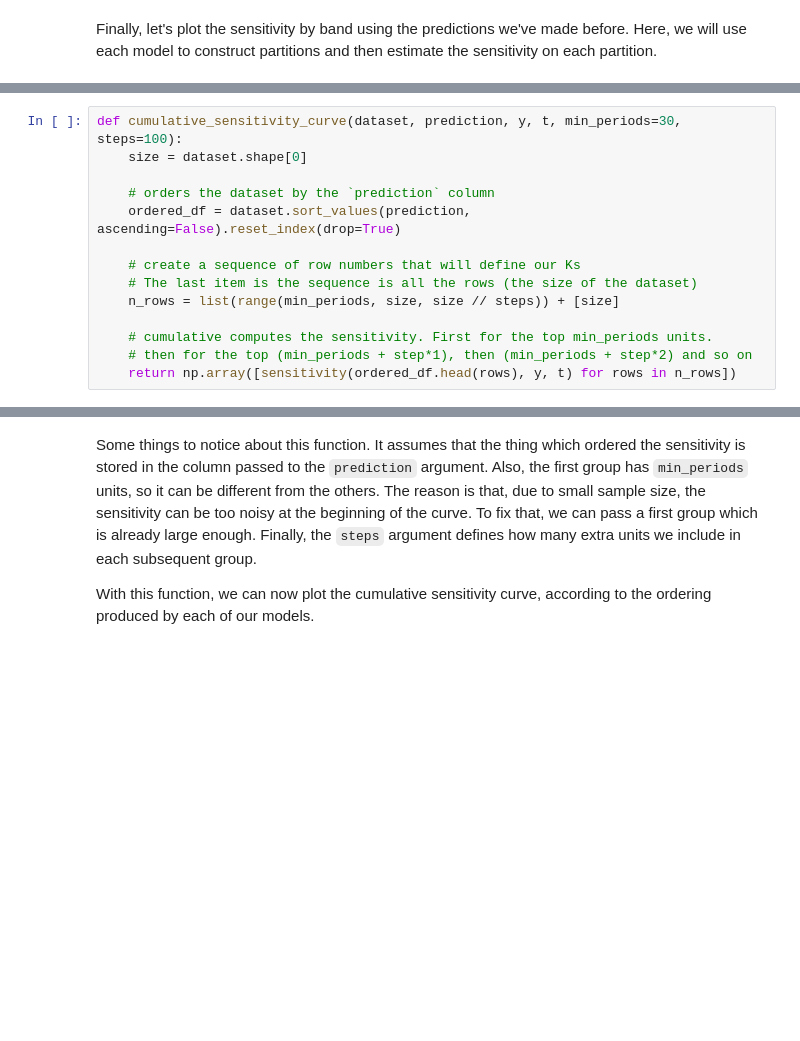
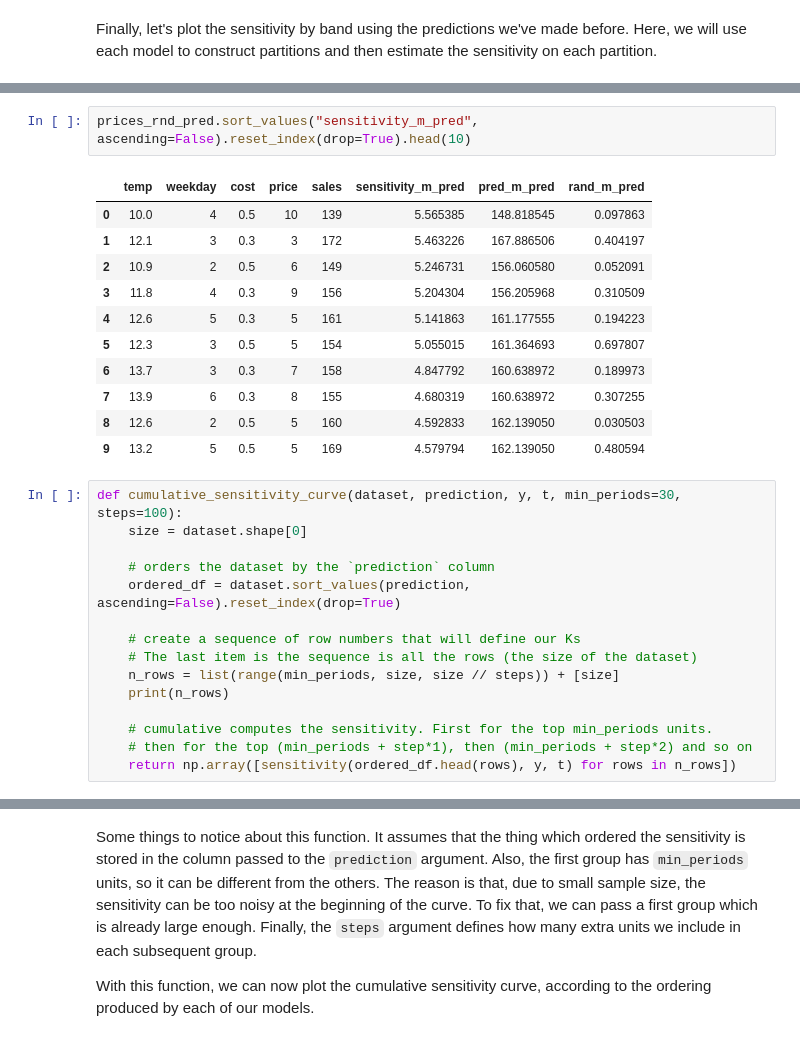
Before and after one commit to orionstar1987/python-causality-handbook, a Jupyter notebook: causal-inference-for-the-brave-and-true/19-Evaluating-Causal-Models.ipynb, the cells around one changed output, grey strips where cells are left out. Cells and saved outputs as stored; diff of their text form; blank space fills up the shorter version.

```diff
--- a/causal-inference-for-the-brave-and-true/19-Evaluating-Causal-Models.ipynb
+++ b/causal-inference-for-the-brave-and-true/19-Evaluating-Causal-Models.ipynb
@@ -212,3 +273,17 @@ To make it more concrete, here is this idea represented in code.
+# %%
+prices_rnd_pred.sort_values("sensitivity_m_pred", ascending=False).reset_index(drop=True).head(10)
+# %% [output]
+|  | temp | weekday | cost | price | sales | sensitivity_m_pred | pred_m_pred | rand_m_pred |
+| 0 | 10.0 | 4 | 0.5 | 10 | 139 | 5.565385 | 148.818545 | 0.097863 |
+| 1 | 12.1 | 3 | 0.3 | 3 | 172 | 5.463226 | 167.886506 | 0.404197 |
+| 2 | 10.9 | 2 | 0.5 | 6 | 149 | 5.246731 | 156.060580 | 0.052091 |
+| 3 | 11.8 | 4 | 0.3 | 9 | 156 | 5.204304 | 156.205968 | 0.310509 |
+| 4 | 12.6 | 5 | 0.3 | 5 | 161 | 5.141863 | 161.177555 | 0.194223 |
+| 5 | 12.3 | 3 | 0.5 | 5 | 154 | 5.055015 | 161.364693 | 0.697807 |
+| 6 | 13.7 | 3 | 0.3 | 7 | 158 | 4.847792 | 160.638972 | 0.189973 |
+| 7 | 13.9 | 6 | 0.3 | 8 | 155 | 4.680319 | 160.638972 | 0.307255 |
+| 8 | 12.6 | 2 | 0.5 | 5 | 160 | 4.592833 | 162.139050 | 0.030503 |
+| 9 | 13.2 | 5 | 0.5 | 5 | 169 | 4.579794 | 162.139050 | 0.480594 |
 # %%
 def cumulative_sensitivity_curve(dataset, prediction, y, t, min_periods=30, steps=100):
     size = dataset.shape[0]
@@ -219,6 +294,7 @@ def cumulative_sensitivity_curve(dataset, prediction, y, t, min_periods=30, step
     # create a sequence of row numbers that will define our Ks
     # The last item is the sequence is all the rows (the size of the dataset)
     n_rows = list(range(min_periods, size, size // steps)) + [size]
+    print(n_rows)
 
     # cumulative computes the sensitivity. First for the top min_periods units.
     # then for the top (min_periods + step*1), then (min_periods + step*2) and so on
```
Also changed, not shown: parts of 20 cells of this notebook.
